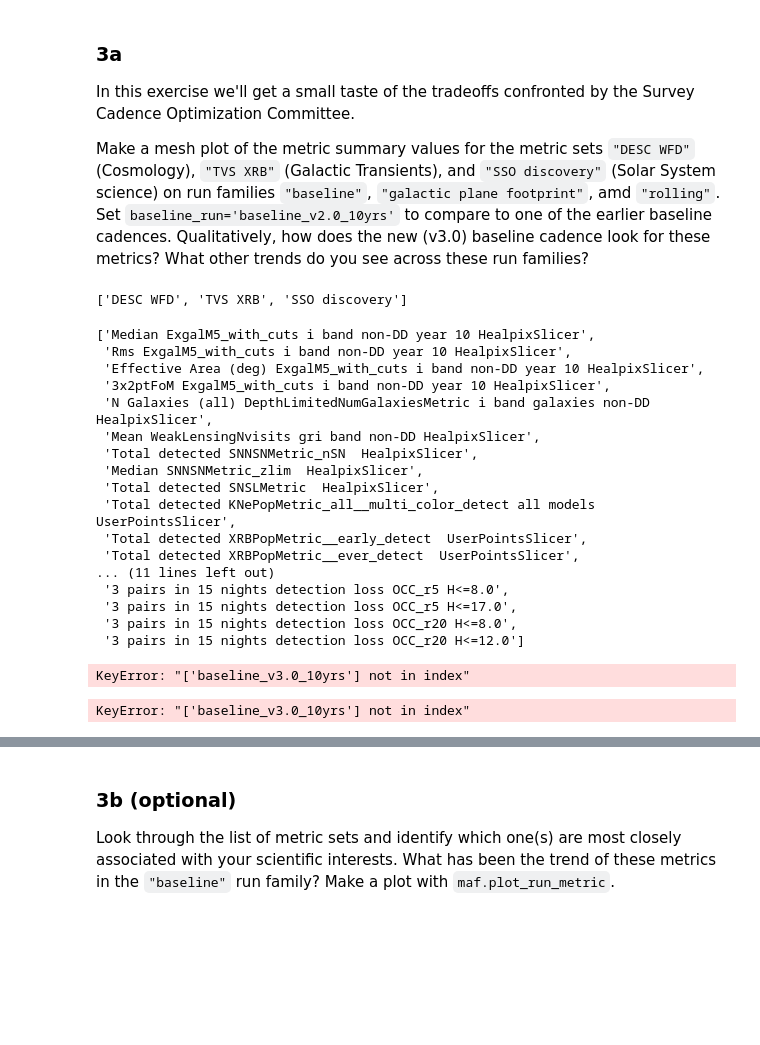
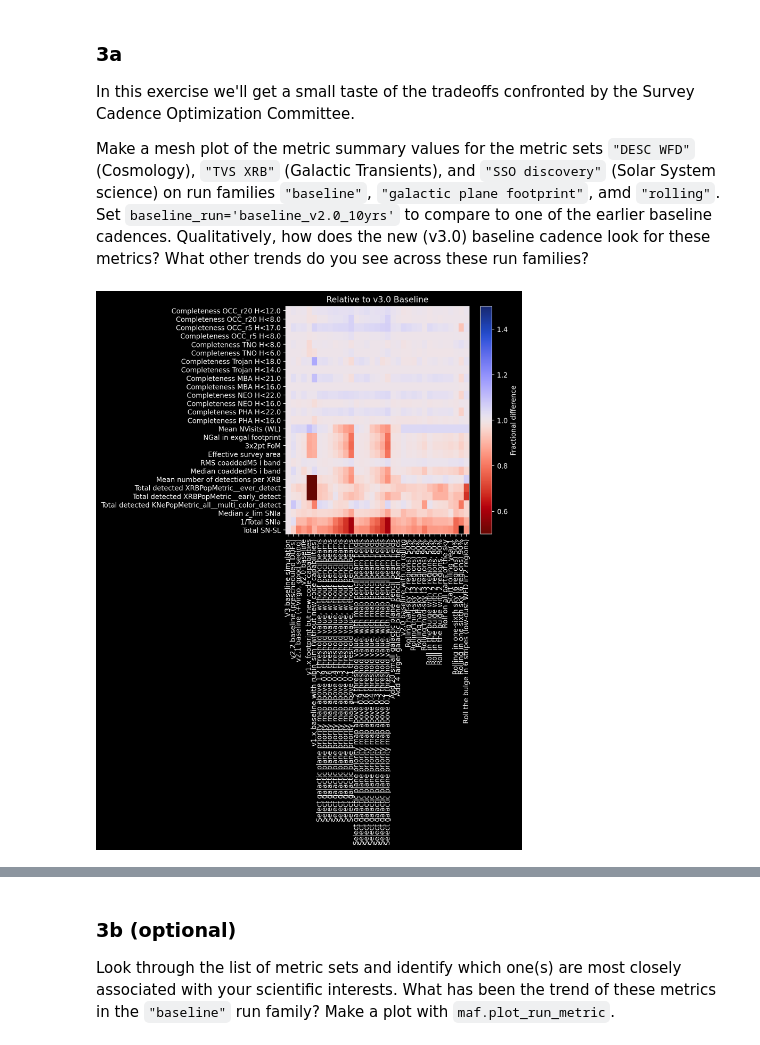
Before and after one commit to TomWagg/thermo_winter21, a Jupyter notebook: 597_rubin_lsst/HW4.ipynb, the cells around one changed output, grey strips where cells are left out. Saved outputs shown, nothing was run; the diff lists cells and outputs as text; code cells hidden in the pictures; blank space fills up the shorter version.

```diff
--- a/597_rubin_lsst/HW4.ipynb
+++ b/597_rubin_lsst/HW4.ipynb
@@ -186,4 +130,17 @@ Make a mesh plot of the metric summary values for the metric sets `"DESC WFD"` (
 # %%
 metric_sets = maf.get_metric_sets()
 family_runs = maf.get_family_runs()
-baseline_run = "baseline_v2.0_10yrs"
+baseline_run = "baseline_v3.0_10yrs"
+
+this_metric_set = ["DESC WFD", "TVS XRB", "SSO discovery"]
+metric_label_map = metric_sets.loc[this_metric_set, "short_name"].droplevel(
+    "metric set"
+)
+
+this_family = ["baseline", "galactic plane footprint", "rolling"]
+run_label_map = family_runs.loc[this_family, ["run", "brief"]].set_index("run")["brief"]
+
+# setting this manually because the actual label is ridiculously long
+run_label_map.loc["baseline_v3.0_10yrs"] = "V3 baseline simulation"
+
+summary = maf.get_metric_summaries(this_family, this_metric_set, run_order="family")
@@ -198,24 +146,0 @@ run_label_map = family_runs.loc[this_family, ["run", "brief"]].set_index("run")[
-# %%
-this_metric_set
-# %% [output]
-['DESC WFD', 'TVS XRB', 'SSO discovery']
-# %%
-metrics
-# %% [output]
-['Median ExgalM5_with_cuts i band non-DD year 10 HealpixSlicer',
- 'Rms ExgalM5_with_cuts i band non-DD year 10 HealpixSlicer',
- 'Effective Area (deg) ExgalM5_with_cuts i band non-DD year 10 HealpixSlicer',
- '3x2ptFoM ExgalM5_with_cuts i band non-DD year 10 HealpixSlicer',
- 'N Galaxies (all) DepthLimitedNumGalaxiesMetric i band galaxies non-DD HealpixSlicer',
- 'Mean WeakLensingNvisits gri band non-DD HealpixSlicer',
- 'Total detected SNNSNMetric_nSN  HealpixSlicer',
- 'Median SNNSNMetric_zlim  HealpixSlicer',
- 'Total detected SNSLMetric  HealpixSlicer',
- 'Total detected KNePopMetric_all__multi_color_detect all models UserPointsSlicer',
- 'Total detected XRBPopMetric__early_detect  UserPointsSlicer',
- 'Total detected XRBPopMetric__ever_detect  UserPointsSlicer',
-... (11 lines left out)
- '3 pairs in 15 nights detection loss OCC_r5 H<=8.0',
- '3 pairs in 15 nights detection loss OCC_r5 H<=17.0',
- '3 pairs in 15 nights detection loss OCC_r20 H<=8.0',
- '3 pairs in 15 nights detection loss OCC_r20 H<=12.0']
@@ -227,14 +147,12 @@ for metric_set in this_metric_set:
-# %%
-summary = maf.get_metric_summaries(this_family, this_metric_set, run_order="family")
-# %% [output]
-KeyError: "['baseline_v3.0_10yrs'] not in index"
 # %%
-maf.plot_run_metric_mesh(
+fig, ax = maf.plot_run_metric_mesh(
     summary,
     baseline_run=baseline_run,
     metric_set=metric_sets.loc[this_metric_set],
     run_label_map=run_label_map,
     metric_label_map=metric_label_map,
 )
+ax.set_title("Relative to v3.0 Baseline")
+plt.show()
 # %% [output]
-KeyError: "['baseline_v3.0_10yrs'] not in index"
+[figure, added]
```
Also changed, not shown: parts of 31 cells of this notebook, 1 other file.
